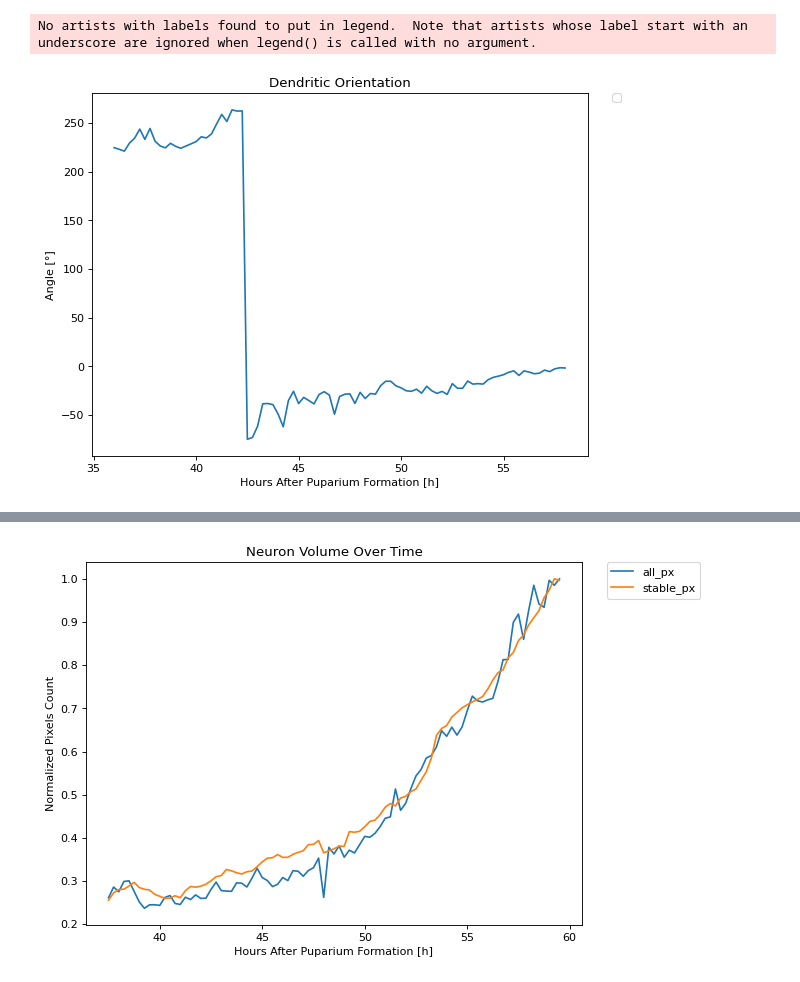
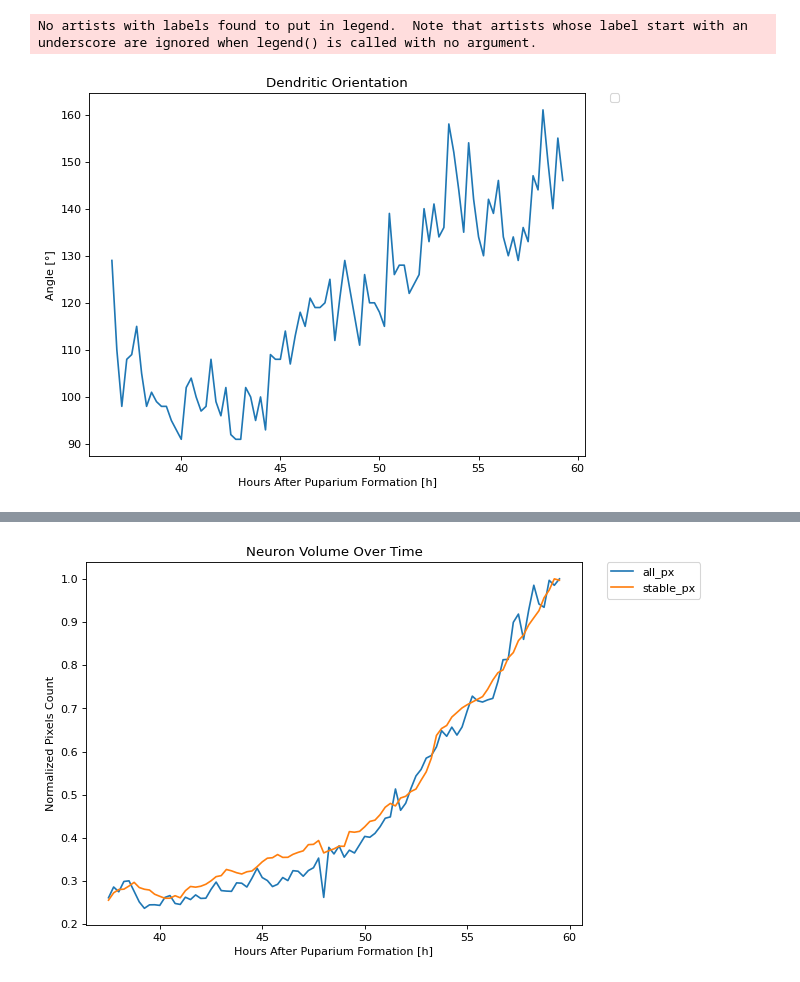
Before and after one commit to Asashou/TLI, a Jupyter notebook: pipeline/steps/step4_analysis.ipynb, the cells around one changed output, grey strips where cells are left out. Saved outputs shown, nothing was run; the diff lists cells and outputs as text; code cells hidden in the pictures.

```diff
--- a/pipeline/steps/step4_analysis.ipynb
+++ b/pipeline/steps/step4_analysis.ipynb
@@ -1,16 +1,17 @@
 # %%
-image_path = '/home/tli_project/Desktop/Data/T4/neurons/211104_P36_N1/211104_P36_N1_GFP.tif'
-mask_path = '/home/tli_project/Desktop/Data/T4/neurons/211104_P36_N1/seg_1_211104_P36_N1_GFP_JESUS.tif'
-cols_path = '/home/tli_project/Desktop/Data/T4/neurons/211104_P36_N1/211114_P36_N1_FlipV_R277_ColRois.zip'
-save_path = '/home/tli_project/Desktop/Data/T4/neurons/211104_P36_N1/output/'
-save_name = '211104_P36_N1_newOut'
+image_path = '/home/tli_project/Desktop/Data/T4/neurons/SubtypeA/220209_P36_N2_new/220209_P36_N2_FlipV_R255_clahe.tif'
+mask_path = '/home/tli_project/Desktop/Data/T4/neurons/SubtypeA/220209_P36_N2_new/220209_P36_N2_FlipV_R255_mask1.tif'
+cols_path = '/home/tli_project/Desktop/Data/T4/neurons/SubtypeA/220209_P36_N2_new/211121_P36.5_N1_R295_ColRois.zip'
+save_path = '/home/tli_project/Desktop/Data/T4/neurons/SubtypeA/output/'
+save_name = '220209_P36_N2_new'
 
 if save_path[-1] != '/':
     save_path += '/'
 
 ##
-start_age = 36
-entry_point = (0,27,234,181) #entry point of the neuron (T,Z,Y,X), where Z=0
+start_im = 2 ### index of the first timepoint to include (0 is the first)
+start_age = 37
+entry_point = (0,27,290,245) #entry point of the neuron (T,Z,Y,X), where Z=0
 stab_limit = 5 #(No. of timepoints for stable branches calculation)
 nor_fact = 1 #this is for normalizing Col_occpancy. for now there is no other option, like neuron max
 
@@ -33,6 +35,7 @@ mask = tif.imread(mask_path)
 neuron[mask==0] = 0
 # %%
 # make all images binary
+neuron = neuron[start_im:]
 neuron[neuron != 0] = 1
 # Cols = Cols - Cols.min()
 # Cols[Cols!=0] = 1
@@ -43,13 +50,14 @@ lifetimes = analysis.cal_lifetimes(neuron, save=False,
 stable_neuron = analysis.stable_N(lifetimes, stab_limit=stab_limit, save=False,
                                     save_path=save_path, save_file=save_name,
                                     xy_pixel=0.076, z_pixel=0.4)
+# in case you want to save the neuron
+stable_neuron = stable_neuron.astype('uint16')
+tif.imwrite(save_path+'stable'+save_name, stable_neuron, imagej=True, resolution=(1./0.076, 1./0.076),
+                metadata={'spacing': 0.4, 'unit': 'um', 'finterval': 1/10,'axes': 'TZYX'})
 output_results = analysis.N_volume(neuron, stable_neuron, normalize=False,
                                 start_t=start_age, plot=False,
                                 save=False, save_path=save_path,
                                 save_file='Vol_'+save_name)
-# vol_all = lifetimes.copy()
-# vol_all[vol_all > 0] = 1
-# output_results['vol_all1'] = vol_all.sum(axis=(1,2,3))
 output_results['growthR_all'] = output_results.vol_all.diff()/output_results.vol_all
 output_results['growthR_stable'] = output_results.vol_stable.diff()/output_results.vol_stable
 output_results['trans_per'] = (output_results.vol_all - output_results.vol_stable)/output_results.vol_stable
@@ -58,6 +66,11 @@ DGIs = analysis.calculate_DGI(entry_point, neuron,
                                 save=True, save_path='',
                                 save_file='')
 output_results = pd.merge(output_results, DGIs, on='timepoints')
-output_file = save_path+save_name+'_output.csv'
-output_file = output_file.replace('.tif','')
-output_results.to_csv(output_file, sep=';')
+# %%
+in_col = np.zeros_like(neuron)
+for col, Roi in Cols.items():
+    masked_nD, Roi_3D = analysis.roi_img(neuron, Roi)
+    in_col =  in_col + masked_nD
+# out_col = neuron - in_col
+output_results['size_in_cols'] = in_col.sum(axis=(1,2,3))
+# output_results['size_out_cols'] = out_col.sum(axis=(1,2,3))
@@ -73,13 +110,13 @@ output_results.head()
 # %%
-fig_name = save_path+save_name+'_Vect_Deg.pdf'
+fig_name = save_path+save_name+'_y_spread.pdf'
 plt.figure(figsize=(8, 6), dpi=80)
-y = output_results.ori_vec_deg[:] - 90
+y = output_results.x_spread[:]
 plt.plot(output_results.timepoints[:],y)
 plt.legend(bbox_to_anchor=(1.05, 1), loc=2, borderaxespad=0.)
 plt.title('Dendritic Orientation')
 plt.ylabel('Angle [°]')
 plt.xlabel("Hours After Puparium Formation [h]")
 plt.savefig(fig_name, bbox_inches='tight')
 # %% [output]
 No artists with labels found to put in legend.  Note that artists whose label start with an underscore are ignored when legend() is called with no argument.
-[figure, old version]
+[figure, new version]
```
Also changed, not shown: parts of 15 cells of this notebook, 11 other files.
